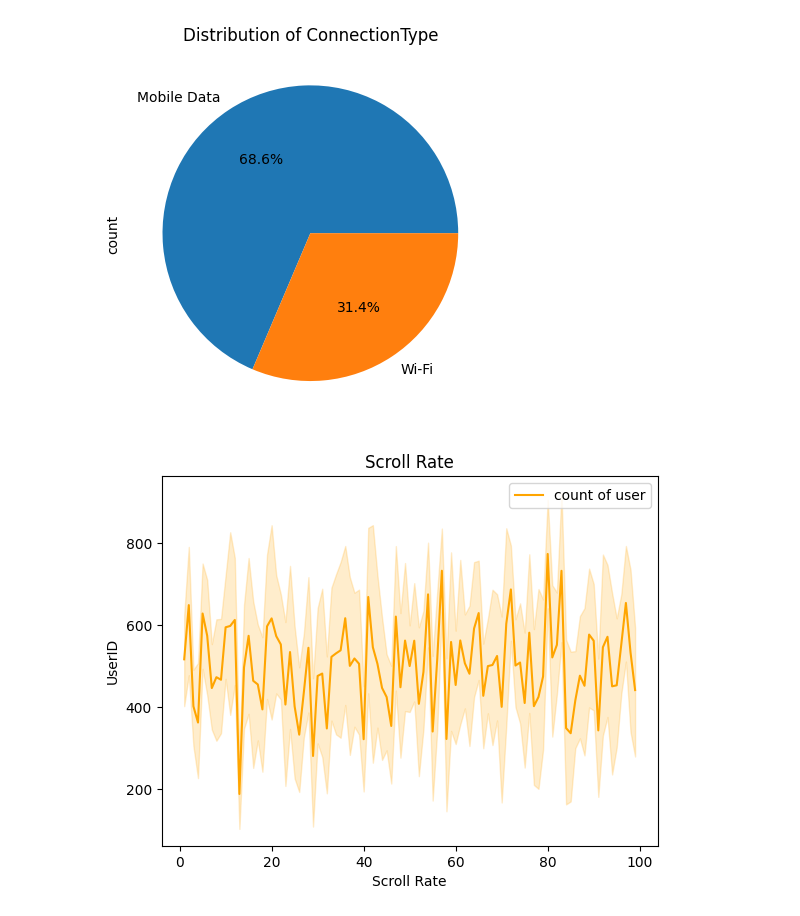
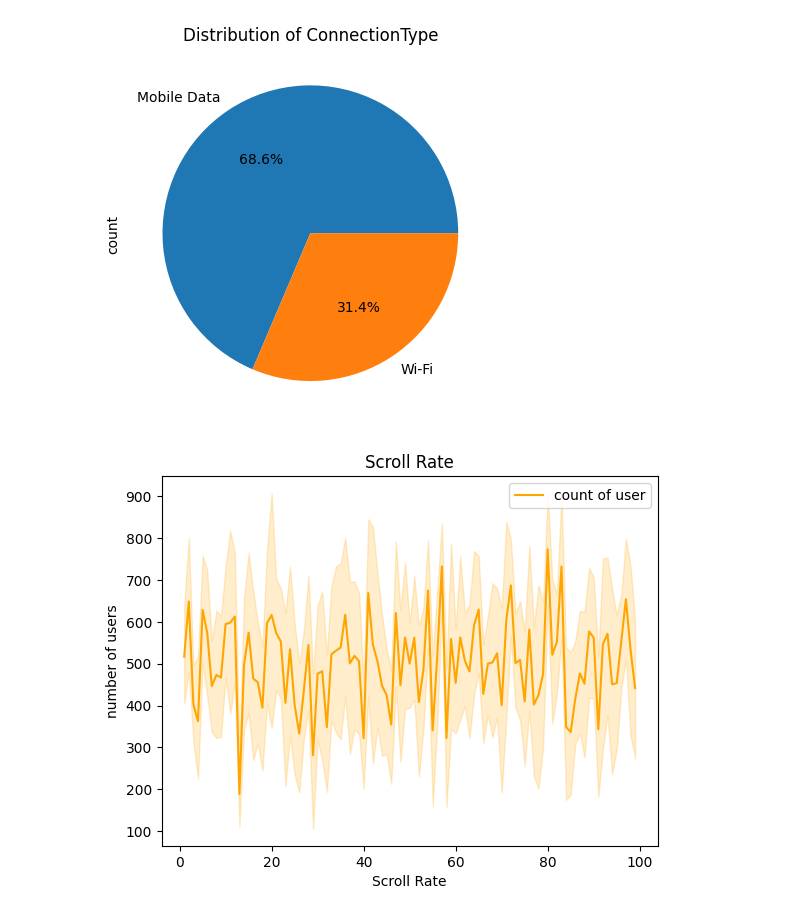
Before and after one commit to ankitg-02/Social-Media-Usage-analysis, a Jupyter notebook: Social_Media_Usage.ipynb, the cells around one changed output. Drawn from its saved outputs; the diff is of its cells as text; code cells hidden in the pictures.

```diff
--- a/Social_Media_Usage.ipynb
+++ b/Social_Media_Usage.ipynb
@@ -199,6 +203,7 @@ plt.show()
 # %%
 sns.lineplot(x=data["Scroll Rate"],y=data["UserID"],label="count of user",color="orange")
 plt.title('Scroll Rate')
+plt.ylabel("number of users")
 plt.show()
 # %% [output]
-[figure, old version]
+[figure, new version]
```
Also changed, not shown: parts of 16 cells of this notebook.
